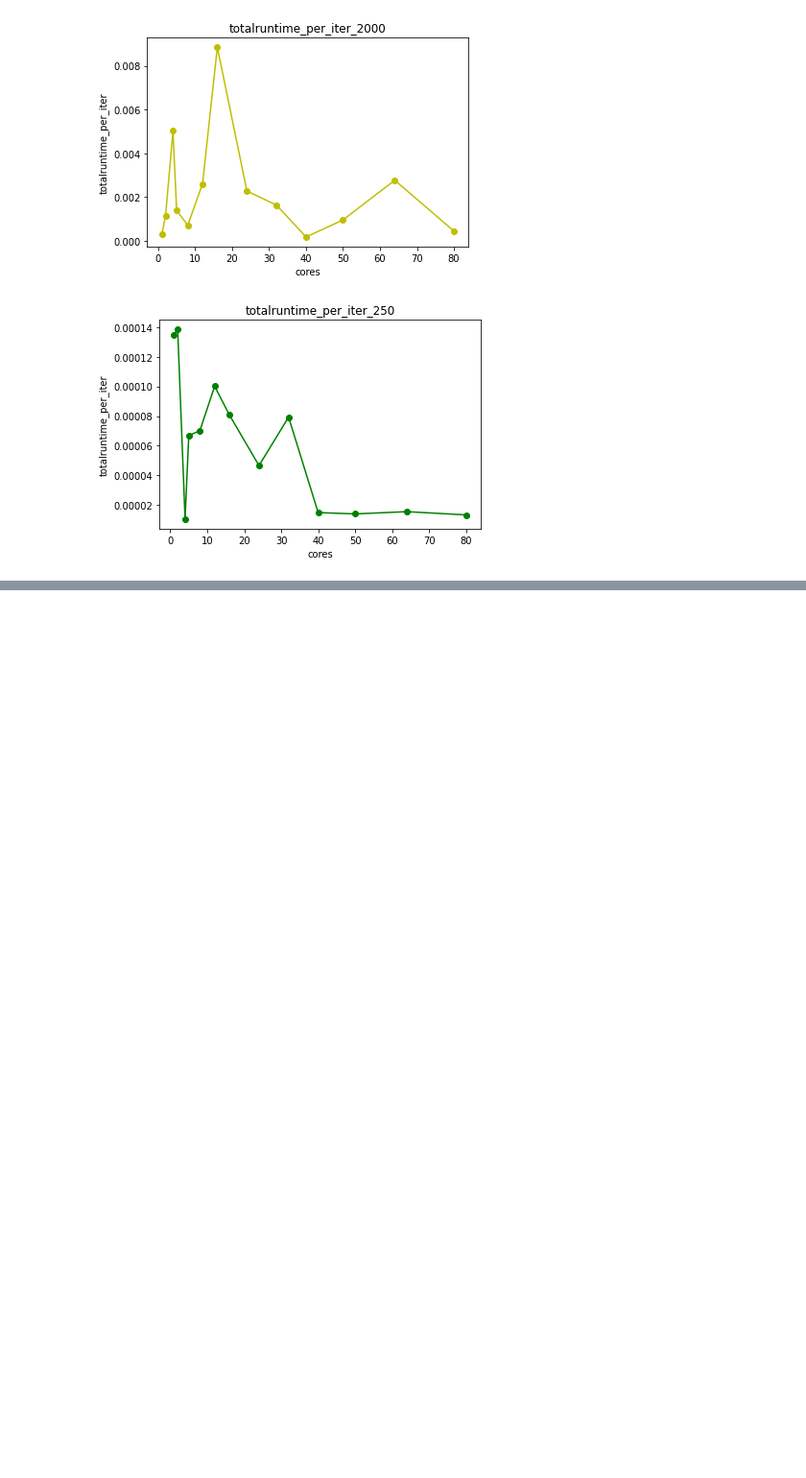
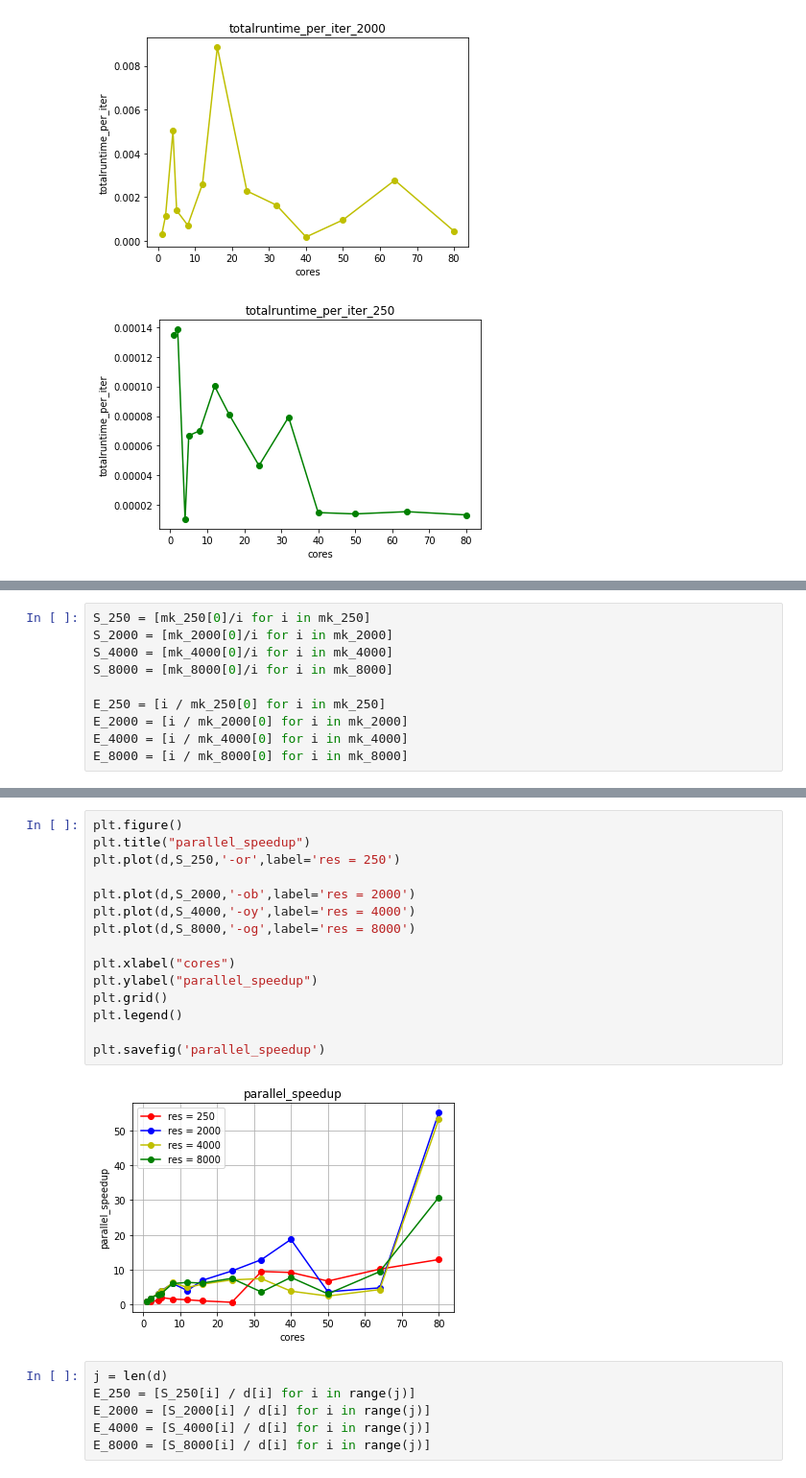
Before and after one commit to GenosW/NSSC2, a Jupyter notebook: exercise1/Alex/Task2/plots.ipynb, the cells around one changed output, grey strips where cells are left out. Shown at 96% size. Cells and saved outputs as stored; diff of their text form; blank space fills up the shorter version.

```diff
--- a/exercise1/Alex/Task2/plots.ipynb
+++ b/exercise1/Alex/Task2/plots.ipynb
@@ -122,0 +137,10 @@ plt.savefig('runtime_per_iter_250')
+# %%
+S_250 = [mk_250[0]/i for i in mk_250]
+S_2000 = [mk_2000[0]/i for i in mk_2000]
+S_4000 = [mk_4000[0]/i for i in mk_4000]
+S_8000 = [mk_8000[0]/i for i in mk_8000]
+
+E_250 = [i / mk_250[0] for i in mk_250]
+E_2000 = [i / mk_2000[0] for i in mk_2000]
+E_4000 = [i / mk_4000[0] for i in mk_4000]
+E_8000 = [i / mk_8000[0] for i in mk_8000]
@@ -122,0 +189,23 @@ plt.savefig('runtime_per_iter_250')
+# %%
+plt.figure()
+plt.title("parallel_speedup")
+plt.plot(d,S_250,'-or',label='res = 250')
+
+plt.plot(d,S_2000,'-ob',label='res = 2000')
+plt.plot(d,S_4000,'-oy',label='res = 4000')
+plt.plot(d,S_8000,'-og',label='res = 8000')
+
+plt.xlabel("cores")
+plt.ylabel("parallel_speedup")
+plt.grid()
+plt.legend()
+
+plt.savefig('parallel_speedup')
+# %% [output]
+[figure, added]
+# %%
+j = len(d)
+E_250 = [S_250[i] / d[i] for i in range(j)]
+E_2000 = [S_2000[i] / d[i] for i in range(j)]
+E_4000 = [S_4000[i] / d[i] for i in range(j)]
+E_8000 = [S_8000[i] / d[i] for i in range(j)]
```
Also changed, not shown: parts of 6 cells of this notebook, 7 other files.
